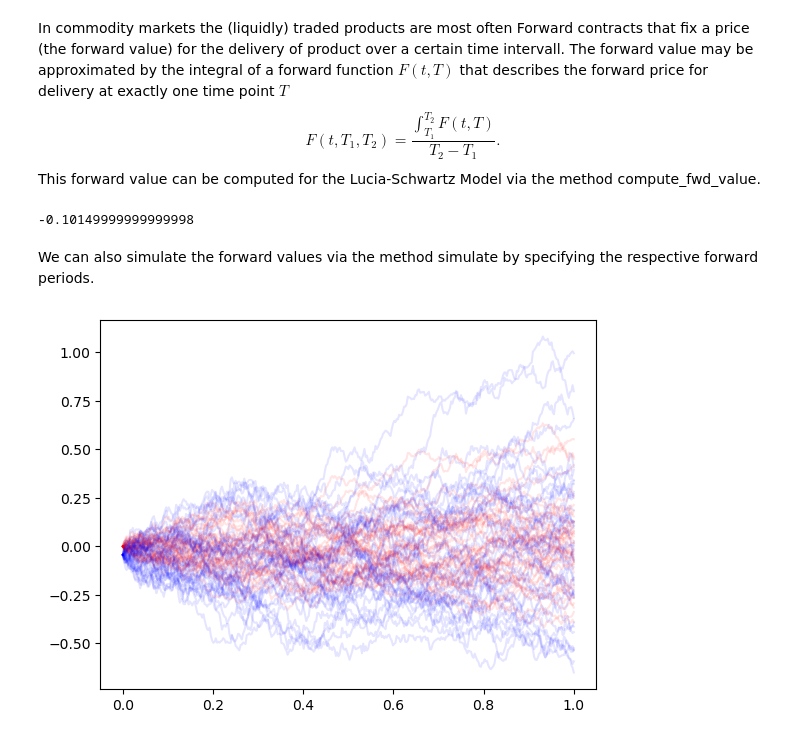
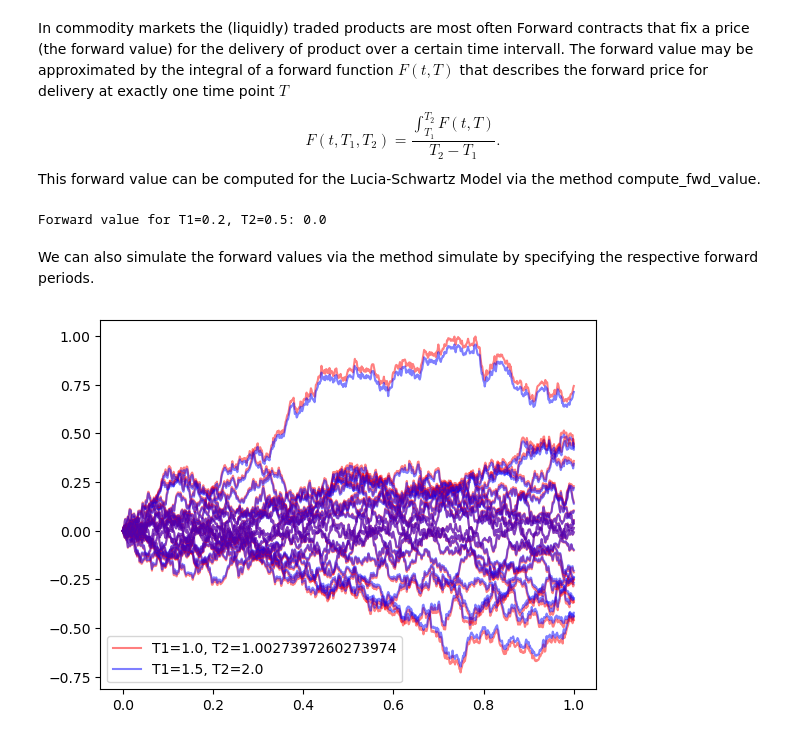
Before and after one commit to hnguyen-RIVACON/RiVaPy, a Jupyter notebook: docs/source/notebooks/models/lucia_schwarz.ipynb, the cells around one changed output. Saved outputs shown, nothing was run; the diff lists cells and outputs as text; code cells hidden in the pictures.

```diff
--- a/docs/source/notebooks/models/lucia_schwarz.ipynb
+++ b/docs/source/notebooks/models/lucia_schwarz.ipynb
@@ -41,20 +43,28 @@ F(t,T_1,T_2) = \frac{\int_{T_1}^{T_2}F(t,T)}{T_2-T_1}.
 $$
 This forward value can be computed for the Lucia-Schwartz Model via the method compute_fwd_value.
 # %%
-ls_model = rivapy.models.LuciaSchwartz(rho=-.81, kappa = 0.077, sigma1 = 0.3, mu=-0.029, sigma2=0.1)
+ls_model = rivapy.models.LuciaSchwartz(rho=-.1, kappa = 0.077, sigma1 = 0.3, mu=0.0, sigma2=0.1)
 # %%
-ls_model.compute_fwd_value(np.array([0,0]), T1=0.2, T2=0.5)
+print('Forward value for T1=0.2, T2=0.5:', ls_model.compute_fwd_value(np.array([0,0]), T1=0.2, T2=0.5))
 # %% [output]
--0.10149999999999998
+Forward value for T1=0.2, T2=0.5: 0.0
 # %% [markdown]
 We can also simulate the forward values via the method simulate by specifying the respective forward periods.
 # %%
-n_sims = 10_000
-timegrid = np.linspace(0.0,1.0,365)
+n_sims = 100_000
+timegrid = np.linspace(0.0,1.0,2*365)
 rnd = np.random.normal(size=ls_model.rnd_shape(n_sims, timegrid.shape[0]))
-paths = ls_model.simulate(timegrid, start_value=np.array([0.0,0.0]), rnd=rnd, forwards=[(1.0,2.0)])
+forwards = [(1.0,1.0+1.0/365.0), (1.5,2.0)]
+paths = ls_model.simulate(timegrid, start_value=np.array([0.0,0.0]), rnd=rnd, forwards=forwards)
-# %%
-plt.plot(timegrid, paths[:,:40,0],'-r',alpha=0.1)
-plt.plot(timegrid, paths[:,:40,1],'-b',alpha=0.1);
-# %% [output]
-[figure, removed]
+# %%
+label_fwd1 = 'T1='+str(forwards[0][0])+', T2='+str(forwards[0][1])
+label_fwd2 = 'T1='+str(forwards[1][0])+', T2='+str(forwards[1][1])
+for i in range(20):
+    plt.plot(timegrid, paths[:,i,1],'-r',alpha=0.5, label=label_fwd1)
+    label_fwd1 = None
+    plt.plot(timegrid, paths[:,i,2],'-b',alpha=0.5, label=label_fwd2)
+    #plt.plot(timegrid, paths[:,i,0],'-b',alpha=0.5, label=label_fwd2)
+    label_fwd2 = None
+plt.legend();
+# %% [output]
+[figure, added]
```
Also changed, not shown: parts of 1 cell of this notebook, 1 other file.
